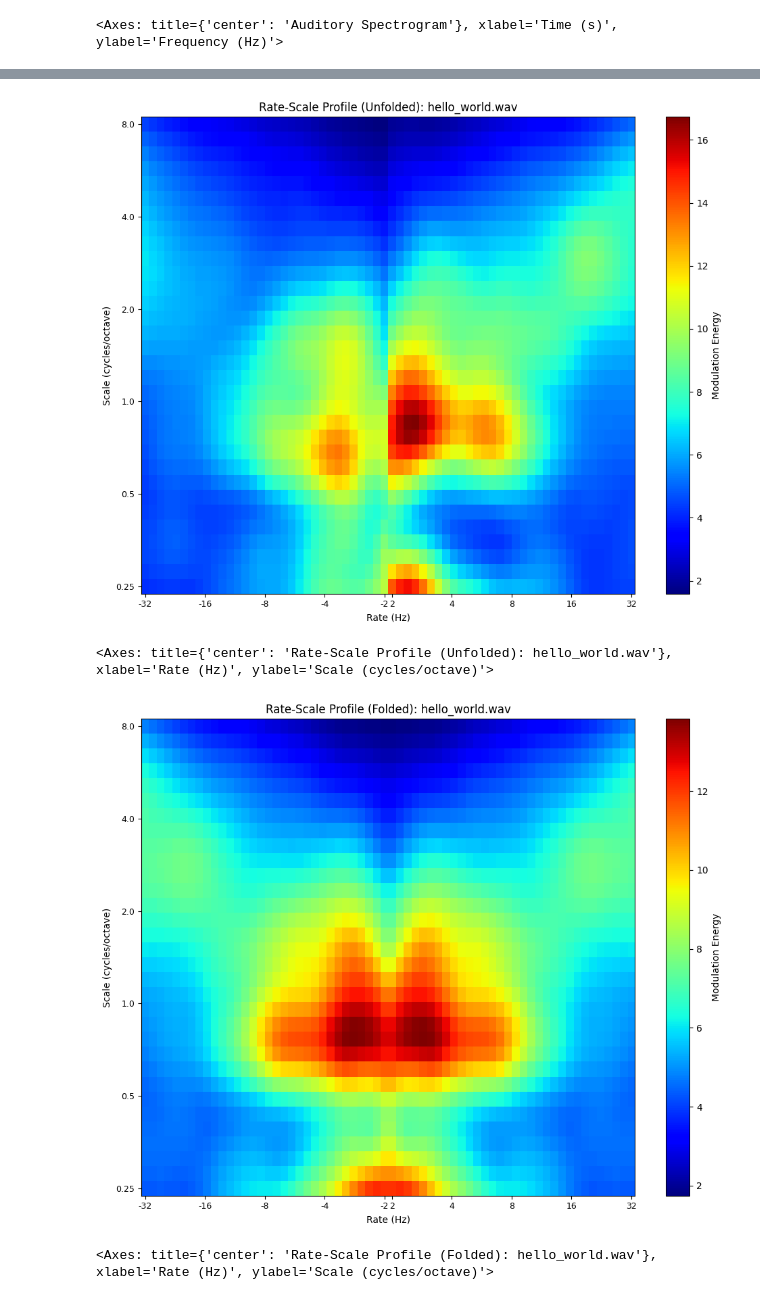
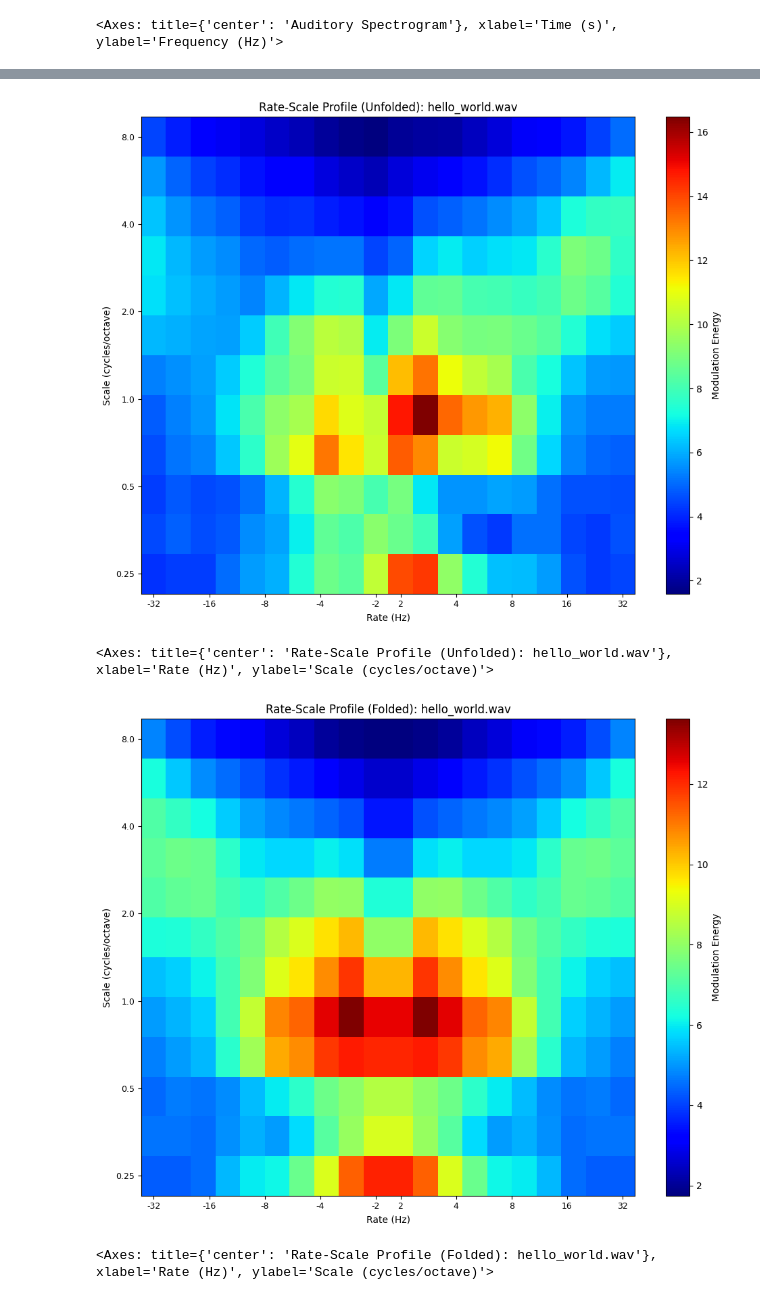
Before and after one commit to JHU-LCAP/PyGaborSTM, a Jupyter notebook: notebooks/example_usage.ipynb, the cells around one changed output, grey strips where cells are left out. Drawn from its saved outputs; the diff is of its cells as text; code cells hidden in the pictures.

```diff
--- a/notebooks/example_usage.ipynb
+++ b/notebooks/example_usage.ipynb
@@ -9,6 +9,9 @@ from IPython.display import Audio
 
 import pygaborstm as stm
 
+config = stm.Config(use_gpu=False, resolution="medium")
+model = stm.PyGaborSTM(config)
+
 print(f"PyGaborSTM version: {stm.__version__}")
 # %% [output]
 PyGaborSTM version: 0.1.0
@@ -30,8 +33,7 @@ Duration: 1.15s
 [interactive output not drawn]
 # %%
 # Compute auditory spectrogram
-spec_model = stm.AuditorySpectrogram()
-spectrogram = spec_model.compute(audio)
+spectrogram = model.spectrogram(audio)
 
 print("\n=== Spectrogram Stats ===")
 print(f"Shape: {spectrogram.shape}")
@@ -68,7 +70,7 @@ stm.plot_spectrogram(spectrogram, title="Auditory Spectrogram")
 <Axes: title={'center': 'Auditory Spectrogram'}, xlabel='Time (s)', ylabel='Frequency (Hz)'>
 # %%
 # Compute RSF representation
-rsf = stm.rsf(spectrogram, config=stm.GaborConfig(resolution="ultra"))
+rsf = model.rsf(spectrogram)
 
 print("\n=== RSF Stats ===")
 print(f"Shape: {rsf.shape}")
@@ -101,12 +100,12 @@ Rates: [-32.         -29.26222857 -26.75868814 -24.46933902 -22.37585597
 # %%
 # Plot RSF - unfolded
-stm.plot_rsf(rsf, title=f"Rate-Scale Profile (Unfolded): {filepath.name}")
+stm.plot.plt_rsf(rsf, title=f"Rate-Scale Profile (Unfolded): {filepath.name}")
 # %% [output]
-[figure, old version]
+[figure, new version]
 <Axes: title={'center': 'Rate-Scale Profile (Unfolded): hello_world.wav'}, xlabel='Rate (Hz)', ylabel='Scale (cycles/octave)'>
 # %%
 # Plot RSF - folded (symmetric)
-stm.plot_rsf(rsf, fold=True, title=f"Rate-Scale Profile (Folded): {filepath.name}")
+stm.plot.plt_rsf(rsf, fold=True, title=f"Rate-Scale Profile (Folded): {filepath.name}")
 # %% [output]
-[figure, old version]
+[figure, new version]
 <Axes: title={'center': 'Rate-Scale Profile (Folded): hello_world.wav'}, xlabel='Rate (Hz)', ylabel='Scale (cycles/octave)'>
```
Also changed, not shown: parts of 4 cells of this notebook, 12 other files.
